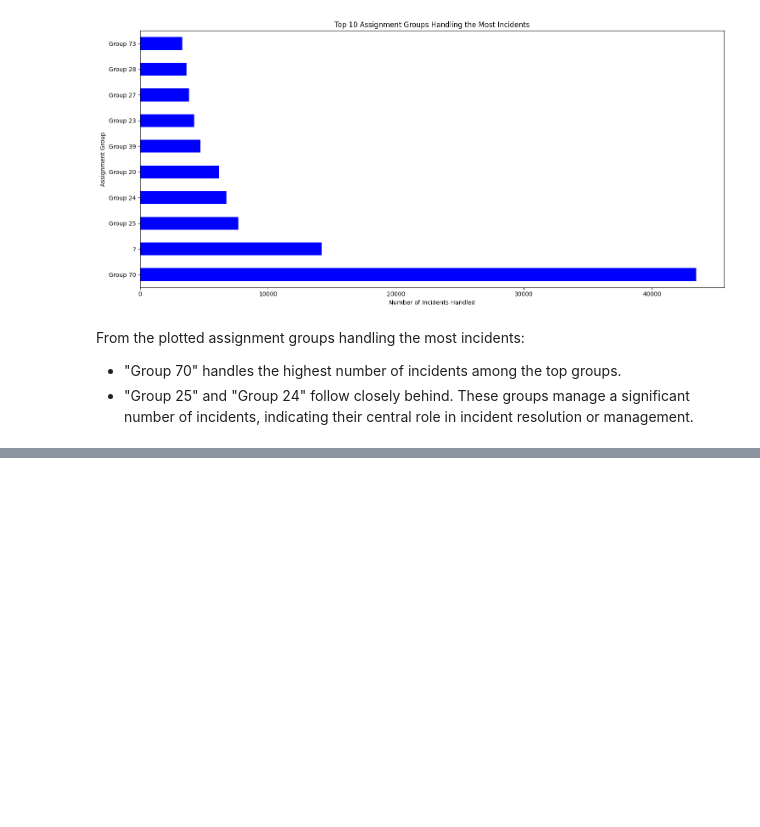
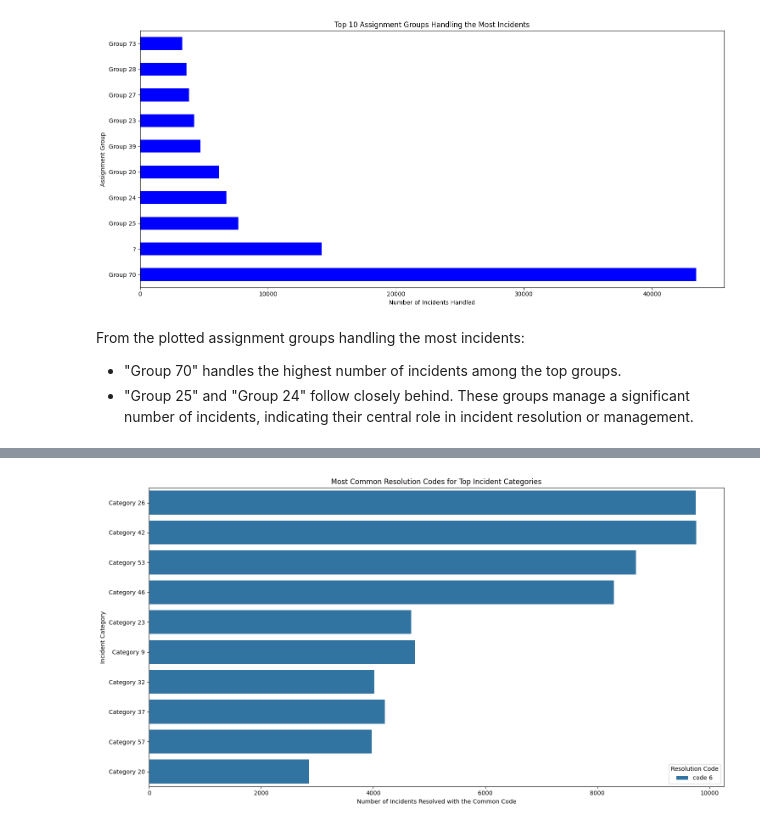
Before and after one commit to azizharouna/CloudIncidentForcaster, a Jupyter notebook: 2_additional_analysis.ipynb, the cells around one changed output, grey strips where cells are left out. Saved outputs shown, nothing was run; the diff lists cells and outputs as text; code cells hidden in the pictures; blank space fills up the shorter version.

```diff
--- a/2_additional_analysis.ipynb
+++ b/2_additional_analysis.ipynb
@@ -243,0 +268,21 @@ These groups manage a significant number of incidents, indicating their central
+# %%
+# Grouping by category and getting the most common resolution code for each category
+common_resolution_by_category = data.groupby('category')['closed_code'].agg(lambda x: x.value_counts().index[0])
+count_resolution_by_category = data.groupby('category')['closed_code'].agg(lambda x: x.value_counts().iloc[0])
+
+# Selecting the top categories based on the number of incidents for visualization
+top_categories_resolution = data['category'].value_counts().index[:10]
+common_resolution_top_categories = common_resolution_by_category.loc[top_categories_resolution]
+count_resolution_top_categories = count_resolution_by_category.loc[top_categories_resolution]
+
+# Plotting the most common resolution codes for the top categories
+plt.figure(figsize=(15, 8))
+sns.barplot(y=common_resolution_top_categories.index, x=count_resolution_top_categories.values, hue=common_resolution_top_categories.values, dodge=False, palette='tab20')
+plt.title('Most Common Resolution Codes for Top Incident Categories')
+plt.xlabel('Number of Incidents Resolved with the Common Code')
+plt.ylabel('Incident Category')
+plt.legend(title='Resolution Code')
+plt.tight_layout()
+plt.show()
+# %% [output]
+[figure, added]
```
Also changed, not shown: parts of 3 cells of this notebook.
